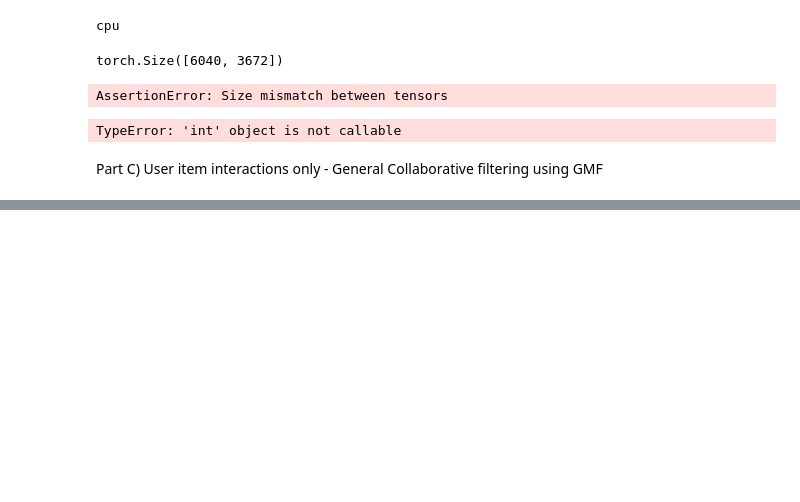
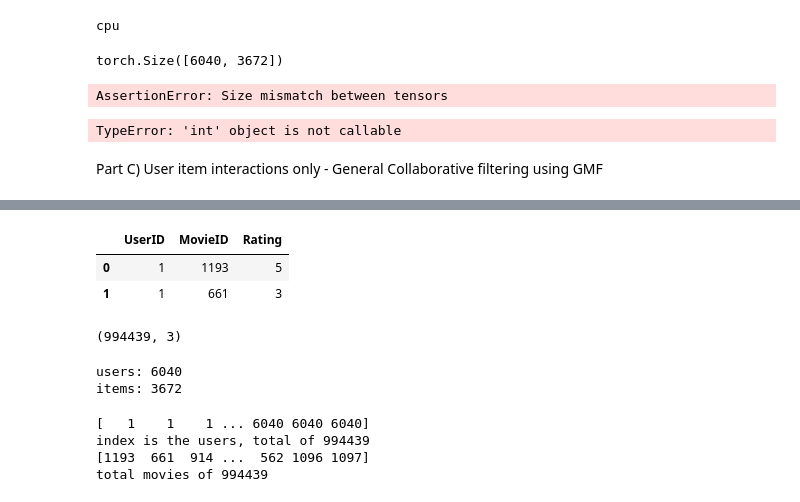
Before and after one commit to wadeyman/4222_Project, a Jupyter notebook: dl_collab_pipeline.ipynb, the cells around one changed output, grey strips where cells are left out. Saved outputs shown, nothing was run; the diff lists cells and outputs as text; code cells hidden in the pictures; blank space fills up the shorter version.

```diff
--- a/dl_collab_pipeline.ipynb
+++ b/dl_collab_pipeline.ipynb
@@ -342,0 +289,11 @@ RuntimeError: The size of tensor a (64) must match the size of tensor b (3672) a
+# %%
+use_df = df[['UserID', 'MovieID', 'Rating']]
+use_df.head(2)
+# %% [output]
+|  | UserID | MovieID | Rating |
+| 0 | 1 | 1193 | 5 |
+| 1 | 1 | 661 | 3 |
+# %%
+use_df.shape
+# %% [output]
+(994439, 3)
@@ -342,0 +315,19 @@ RuntimeError: The size of tensor a (64) must match the size of tensor b (3672) a
+# %%
+num_users = len(use_df.UserID.unique())
+print(f'users: {num_users}')
+num_items = len(use_df.MovieID.unique())
+print(f'items: {num_items}')
+# %% [output]
+users: 6040
+items: 3672
+# %%
+print(use_df.UserID.values)
+print(f'index is the users, total of {len(use_df.UserID.values)}')
+
+print(use_df.MovieID.values)
+print(f'total movies of {len(use_df.UserID.values)}')
+# %% [output]
+[   1    1    1 ... 6040 6040 6040]
+index is the users, total of 994439
+[1193  661  914 ...  562 1096 1097]
+total movies of 994439
```
Also changed, not shown: parts of 15 cells of this notebook.
